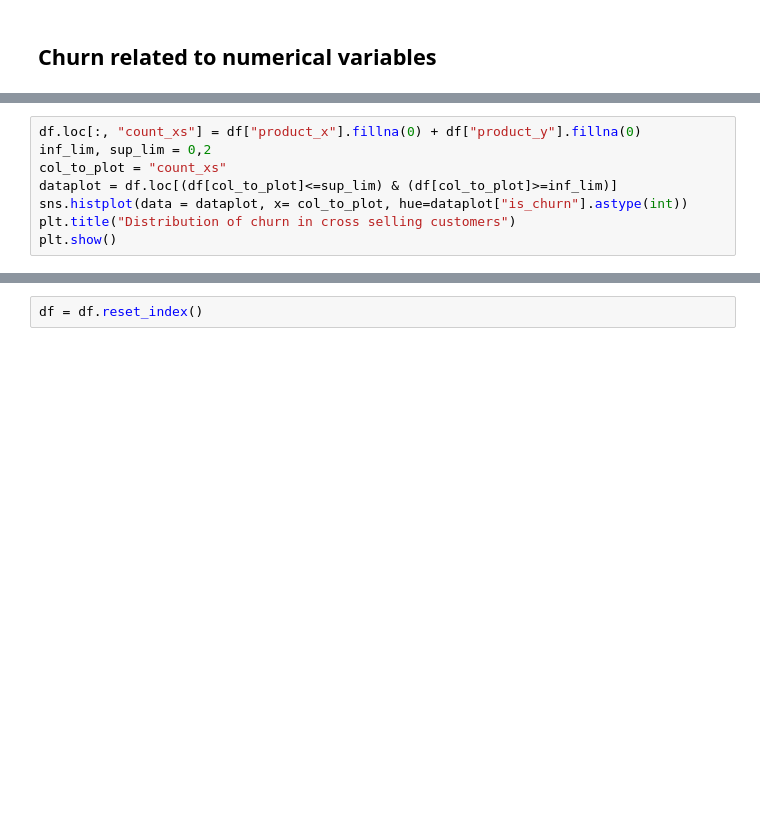
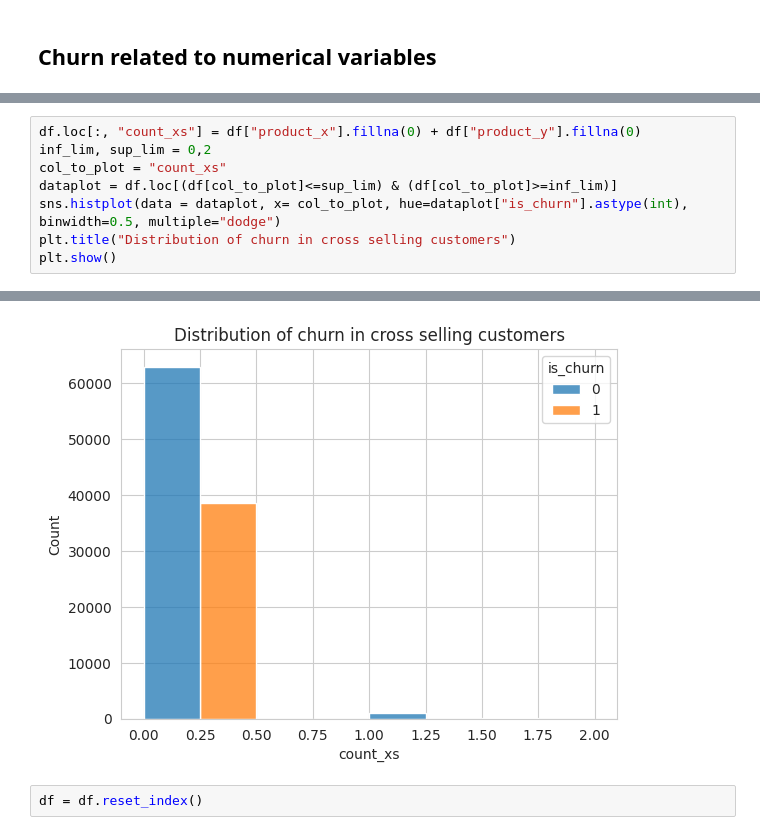
Before and after one commit to ricardormotta/LTV_analysis, a Jupyter notebook: ltv-ml-project/notebooks/EDA.ipynb, the cells around one changed output, grey strips where cells are left out. Saved outputs shown, nothing was run; the diff lists cells and outputs as text; blank space fills up the shorter version.

```diff
--- a/ltv-ml-project/notebooks/EDA.ipynb
+++ b/ltv-ml-project/notebooks/EDA.ipynb
@@ -191,6 +323,7 @@ df.loc[:, "count_xs"] = df["product_x"].fillna(0) + df["product_y"].fillna(0)
 inf_lim, sup_lim = 0,2
 col_to_plot = "count_xs"
 dataplot = df.loc[(df[col_to_plot]<=sup_lim) & (df[col_to_plot]>=inf_lim)]
-sns.histplot(data = dataplot, x= col_to_plot, hue=dataplot["is_churn"].astype(int))
+sns.histplot(data = dataplot, x= col_to_plot, hue=dataplot["is_churn"].astype(int), binwidth=0.5, multiple="dodge")
 plt.title("Distribution of churn in cross selling customers")
 plt.show()
+# %% [output]
@@ -197,2 +331,3 @@ plt.show()
+[figure, added]
 # %%
 df = df.reset_index()
```
Also changed, not shown: parts of 31 cells of this notebook, 3 other files.
